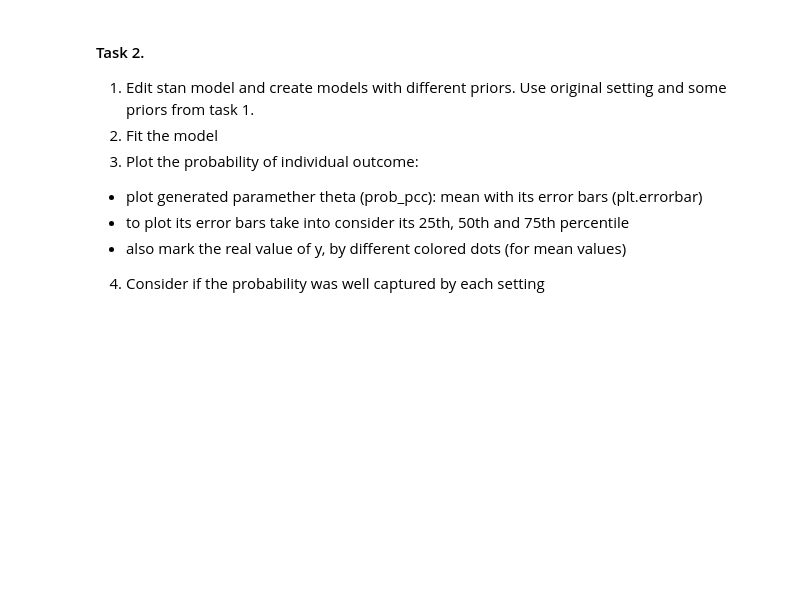
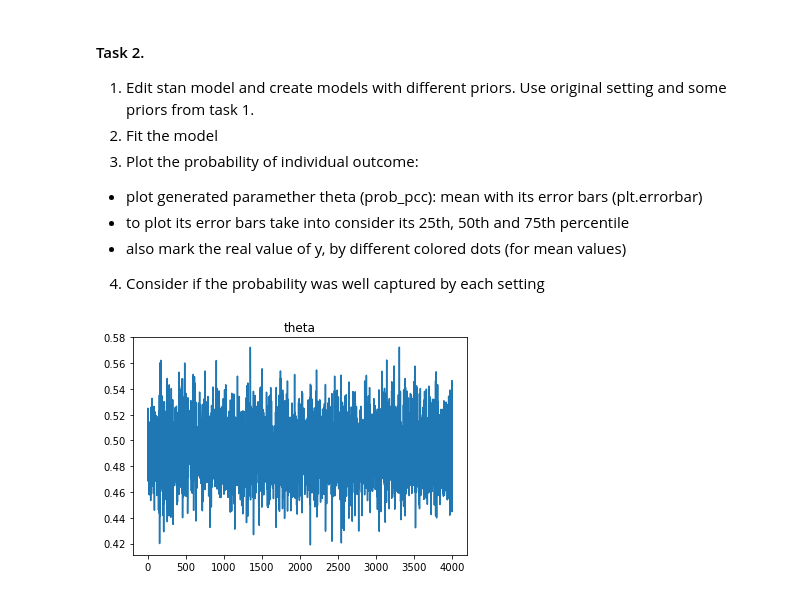
Before and after one commit to TopRamen1/DataAnalysys-LAB, a Jupyter notebook: Lab 5 - General Linear Models/lab5.ipynb, the cells around one changed output. Saved outputs shown, nothing was run; the diff lists cells and outputs as text; code cells hidden in the pictures; blank space fills up the shorter version.

```diff
--- a/Lab 5 - General Linear Models/lab5.ipynb
+++ b/Lab 5 - General Linear Models/lab5.ipynb
@@ -102,3 +151,13 @@ estimate_ppc_df = pd.DataFrame(med_prob_ppc.T,columns = ['lo','med','hi'])
 - also mark the real value of y, by different colored dots (for mean values)
 
 4. Consider if the probability was well captured by each setting
+# %%
+theta  = []
+for elem in fit.stan_variables()["prob_ppc"]:
+    theta.append(np.mean(elem))
+
+plt.plot(theta)
+plt.title('theta')
+plt.show()
+# %% [output]
+[figure, added]
```
Also changed, not shown: parts of 6 cells of this notebook, 2 other files.
